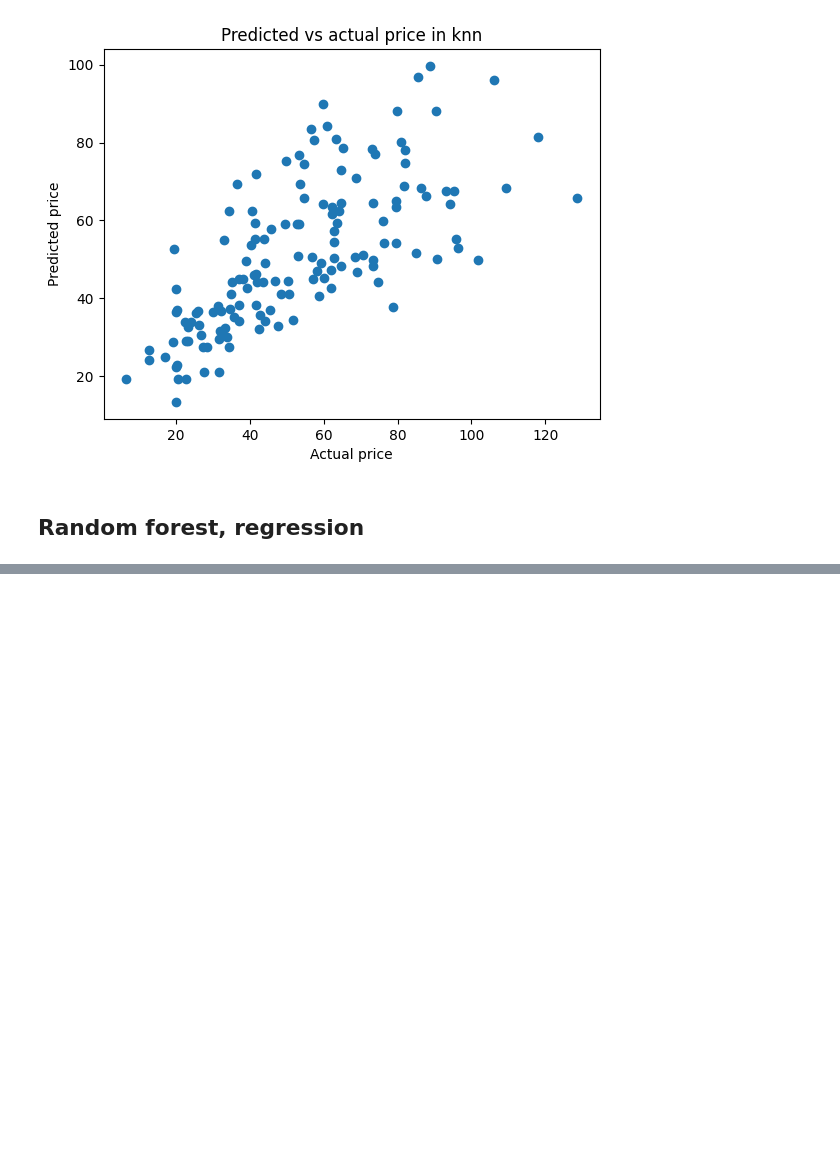
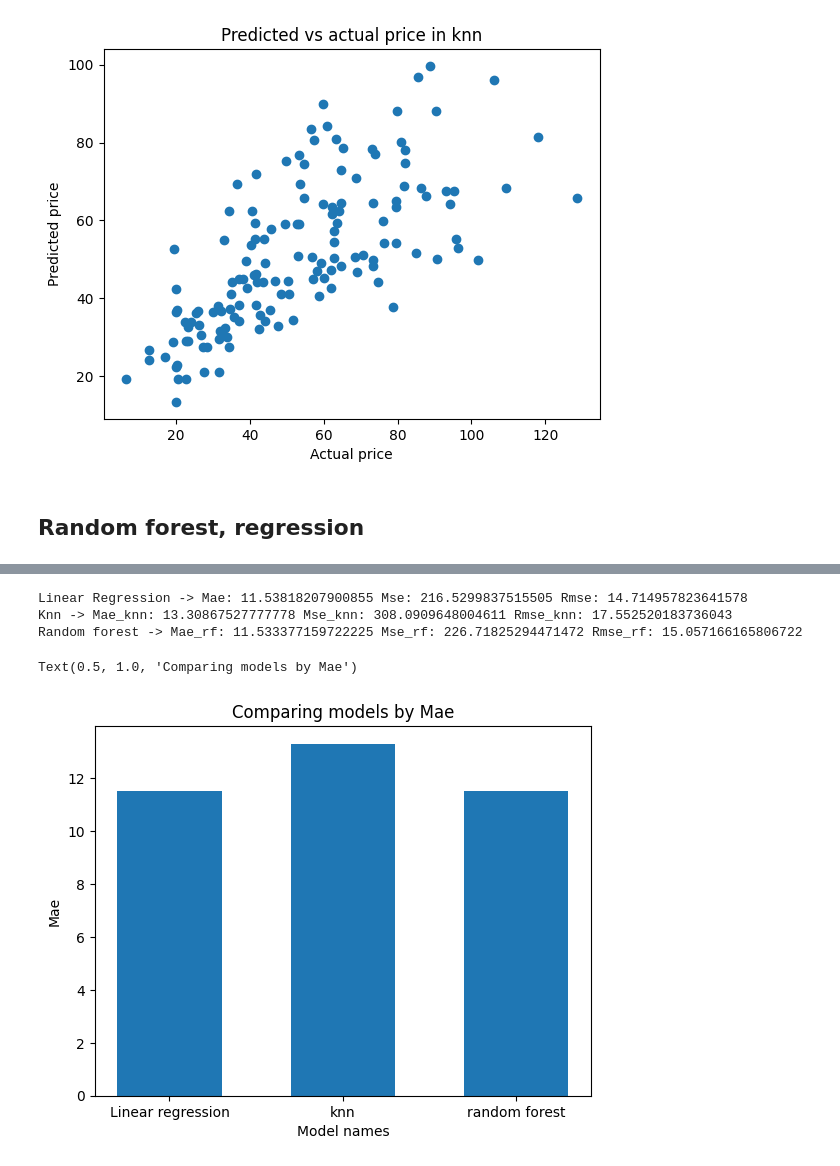
Before and after one commit to linuslarsson03/taxi-prediction-fullstack-linus, a Jupyter notebook: taxipred/src/taxipred/model_development/testing_models.ipynb, the cells around one changed output, grey strips where cells are left out. Drawn from its saved outputs; the diff is of its cells as text; code cells hidden in the pictures; blank space fills up the shorter version.

```diff
--- a/taxipred/src/taxipred/model_development/testing_models.ipynb
+++ b/taxipred/src/taxipred/model_development/testing_models.ipynb
@@ -195,0 +226,6 @@ from sklearne
+# %%
+mae_rf = mean_absolute_error(y_test, y_pred_rf)
+mse_rf = mean_squared_error(y_test, y_pred_rf)
+rmse_rf = np.sqrt(mse_rf)
+
+print(f"Mae_rf: {mae_rf} Mse_rf: {mse_rf} Rmse_rf: {rmse_rf}")
@@ -195,0 +244,19 @@ from sklearne
+# %%
+print(f"Linear Regression -> Mae: {mae} Mse: {mse} Rmse: {rmse}")
+print(f"Knn -> Mae_knn: {mae_knn} Mse_knn: {mse_knn} Rmse_knn: {rmse_knn}")
+print(f"Random forest -> Mae_rf: {mae_rf} Mse_rf: {mse_rf} Rmse_rf: {rmse_rf}")
+# %% [output]
+Linear Regression -> Mae: 11.53818207900855 Mse: 216.5299837515505 Rmse: 14.714957823641578
+Knn -> Mae_knn: 13.30867527777778 Mse_knn: 308.0909648004611 Rmse_knn: 17.552520183736043
+Random forest -> Mae_rf: 11.533377159722225 Mse_rf: 226.71825294471472 Rmse_rf: 15.057166165806722
+# %%
+diffrent_models = ["Linear regression", "knn", "random forest"]
+mae_values = [mae, mae_knn, mae_rf]
+
+plt.bar(diffrent_models, mae_values, width=0.6)
+plt.xlabel("Model names")
+plt.ylabel("Mae")
+plt.title("Comparing models by Mae")
+# %% [output]
+Text(0.5, 1.0, 'Comparing models by Mae')
+[figure, added]
```
Also changed, not shown: parts of 16 cells of this notebook, 4 other files.
